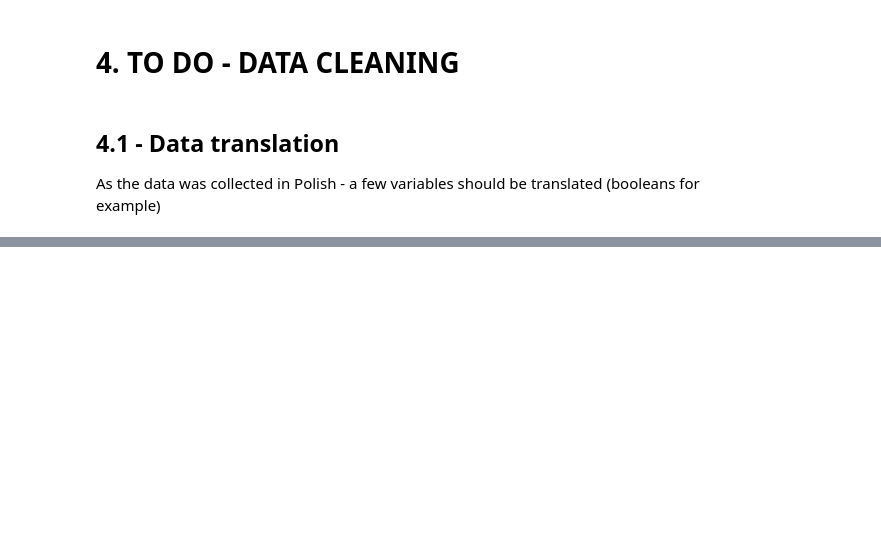
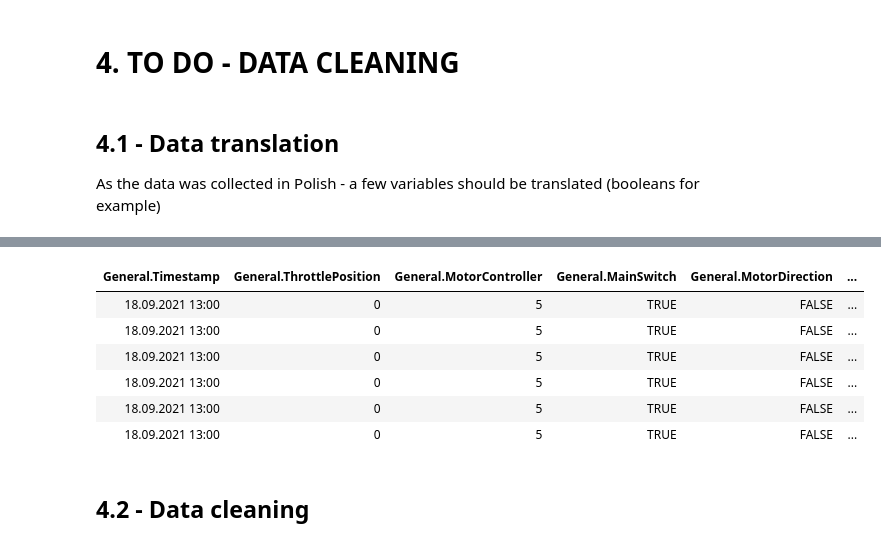
Before and after one commit to adamKuzanski/DATA_SCIENCE_PROJECT, a Jupyter notebook: EagleTwoDataAnalysis.ipynb, the cells around one changed output, grey strips where cells are left out. Drawn from its saved outputs; the diff is of its cells as text; code cells hidden in the pictures; blank space fills up the shorter version.

```diff
--- a/EagleTwoDataAnalysis.ipynb
+++ b/EagleTwoDataAnalysis.ipynb
@@ -160,3 +171,8 @@ race_2021_clean_df$General.MainSwitch <- mapvalues(
+# %%
+race_2021_clean_df[] <- lapply(
+    race_2021_clean_df,
+    function(x)
+        if(all(x %in% c('PRAWDA', 'FAŁSZ'), na.rm = TRUE)) x == 'PRAWDA' else x)
 # %%
 str(race_2021_clean_df)
 # %% [output]
@@ -179 +195,13 @@ str(race_2021_clean_df)
   [list output truncated]
+# %%
+head(race_2021_clean_df)
+# %% [output]
+| General.Timestamp | General.ThrottlePosition | General.MotorController | General.MainSwitch | General.MotorDirection | ... |
+| 18.09.2021 13:00 | 0 | 5 | TRUE | FALSE | ... |
+| 18.09.2021 13:00 | 0 | 5 | TRUE | FALSE | ... |
+| 18.09.2021 13:00 | 0 | 5 | TRUE | FALSE | ... |
+| 18.09.2021 13:00 | 0 | 5 | TRUE | FALSE | ... |
+| 18.09.2021 13:00 | 0 | 5 | TRUE | FALSE | ... |
+| 18.09.2021 13:00 | 0 | 5 | TRUE | FALSE | ... |
+# %% [markdown]
+## 4.2 -  Data cleaning
```
Also changed, not shown: parts of 11 cells of this notebook.
